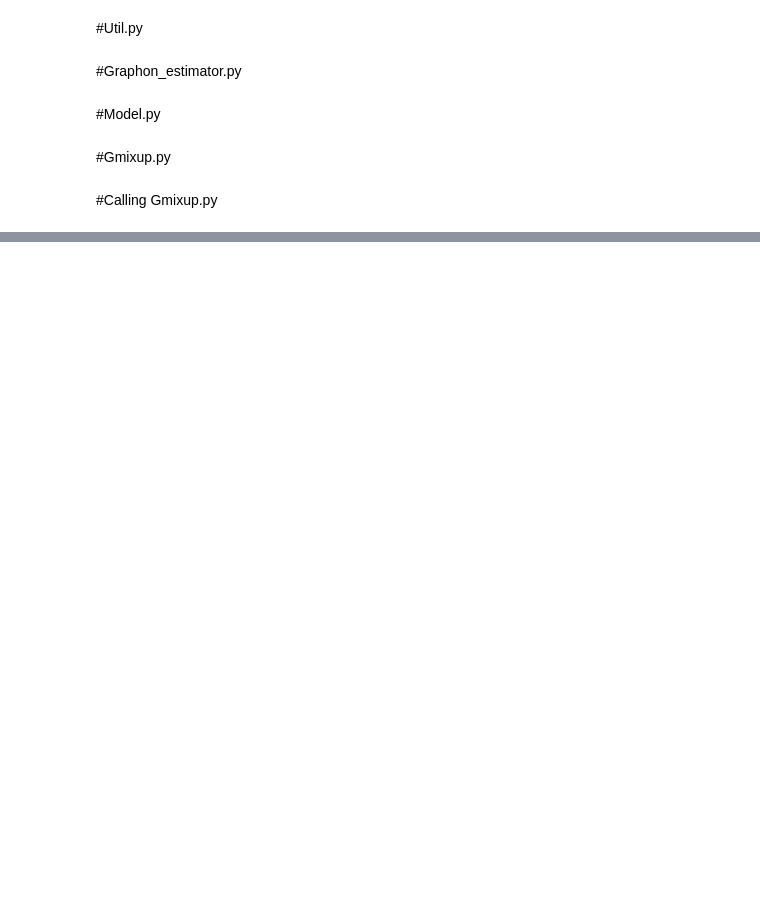
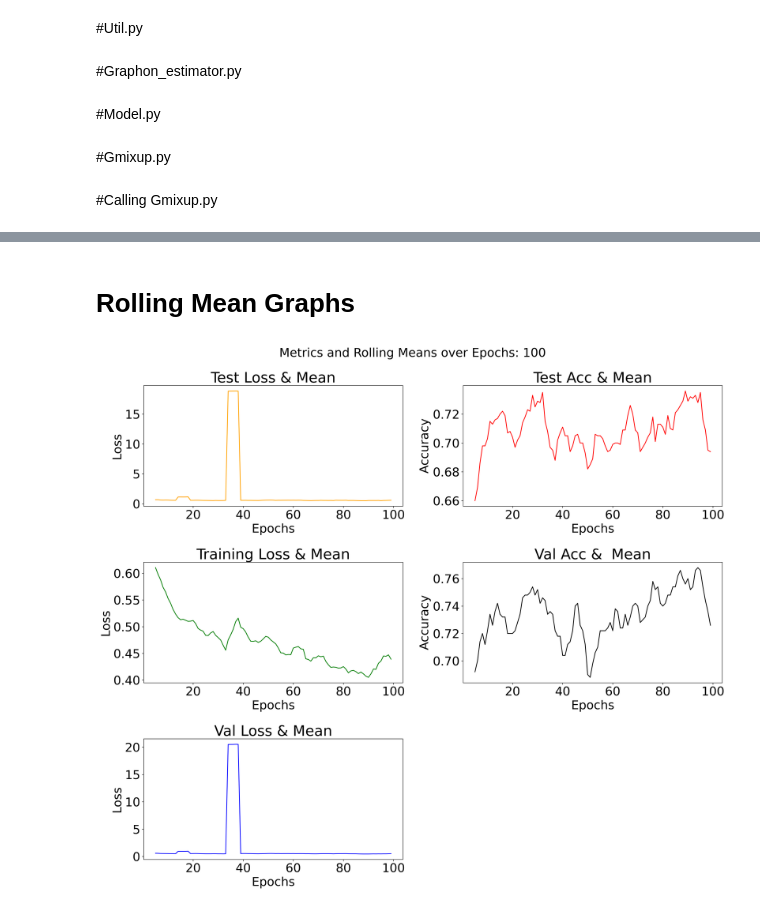
Before and after one commit to sumitsingh34/research-paper-g-mixup-enhancement, a Jupyter notebook: Paper_Code_Without_Augmented.ipynb, the cells around one changed output, grey strips where cells are left out. Cells and saved outputs as stored; diff of their text form; code cells hidden in the pictures; blank space fills up the shorter version.

```diff
--- a/Paper_Code_Without_Augmented.ipynb
+++ b/Paper_Code_Without_Augmented.ipynb
@@ -431,0 +431,67 @@ WARNING:matplotlib.legend:No artists with labels found to put in legend.  Note t
+# %% [markdown]
+# Rolling Mean Graphs
+# %%
+import matplotlib.pyplot as plt3
+import pandas as pd
+
+epochs = np.arange(1, num_epochs)
+# Creating rolling means for each array
+val_loss_rolling_mean = pd.Series(val_loss_array, index=epochs).rolling(5).mean()
+val_acc_rolling_mean = pd.Series(val_acc_array, index=epochs).rolling(5).mean()
+test_loss_rolling_mean = pd.Series(test_loss_array, index=epochs).rolling(5).mean()
+test_acc_rolling_mean = pd.Series(test_acc_array, index=epochs).rolling(5).mean()
+train_loss_rolling_mean = pd.Series(train_loss_array, index=epochs).rolling(5).mean()
+
+# Creating subplots for each metric and its rolling mean
+plt3.figure(figsize=(18, 15))
+
+
+
+# Subplot 1 - Test Loss and its Rolling Mean
+plt3.subplot(3, 2, 1)
+plt3.plot(epochs, test_loss_rolling_mean, marker='', linestyle='-', color='orange')
+plt3.title('Test Loss & Mean')
+plt3.xlabel('Epochs')
+plt3.ylabel('Loss')
+
+# Subplot 2 - Test Accuracy and its Rolling Mean
+plt3.subplot(3, 2, 2)
+plt3.plot(epochs, test_acc_rolling_mean, marker='', linestyle='-', color='red')
+plt3.title('Test Acc & Mean')
+plt3.xlabel('Epochs')
+plt3.ylabel('Accuracy')
+
+
+# Subplot 3 - Training Loss and its Rolling Mean
+plt3.subplot(3, 2, 3)
+plt3.plot(epochs, train_loss_rolling_mean, marker='', linestyle='-', color='green')
+plt3.title('Training Loss & Mean')
+plt3.xlabel('Epochs')
+plt3.ylabel('Loss')
+
+
+# Subplot 2 - Validation Accuracy and its Rolling Mean
+plt3.subplot(3, 2, 4)
+plt3.plot(epochs, val_acc_rolling_mean, marker='', linestyle='-', color='black')
+plt3.title('Val Acc &  Mean')
+plt3.xlabel('Epochs')
+plt3.ylabel('Accuracy')
+
+
+# Subplot 5 - Validation Loss and its Rolling Mean
+plt3.subplot(3, 2, 5)
+plt3.plot(epochs, val_loss_rolling_mean, marker='', linestyle='-', color='blue')
+plt3.title('Val Loss & Mean')
+plt3.xlabel('Epochs')
+plt3.ylabel('Loss')
+
+
+# Adjust layout to prevent overlap
+plt3.tight_layout()
+
+# Adding a single title at the top
+plt3.suptitle('Metrics and Rolling Means over Epochs: {}'.format(num_epochs), y=1.02, fontsize=24)
+
+plt3.show()
+# %% [output]
+[figure, added]
```
Also changed, not shown: parts of 5 cells of this notebook.
